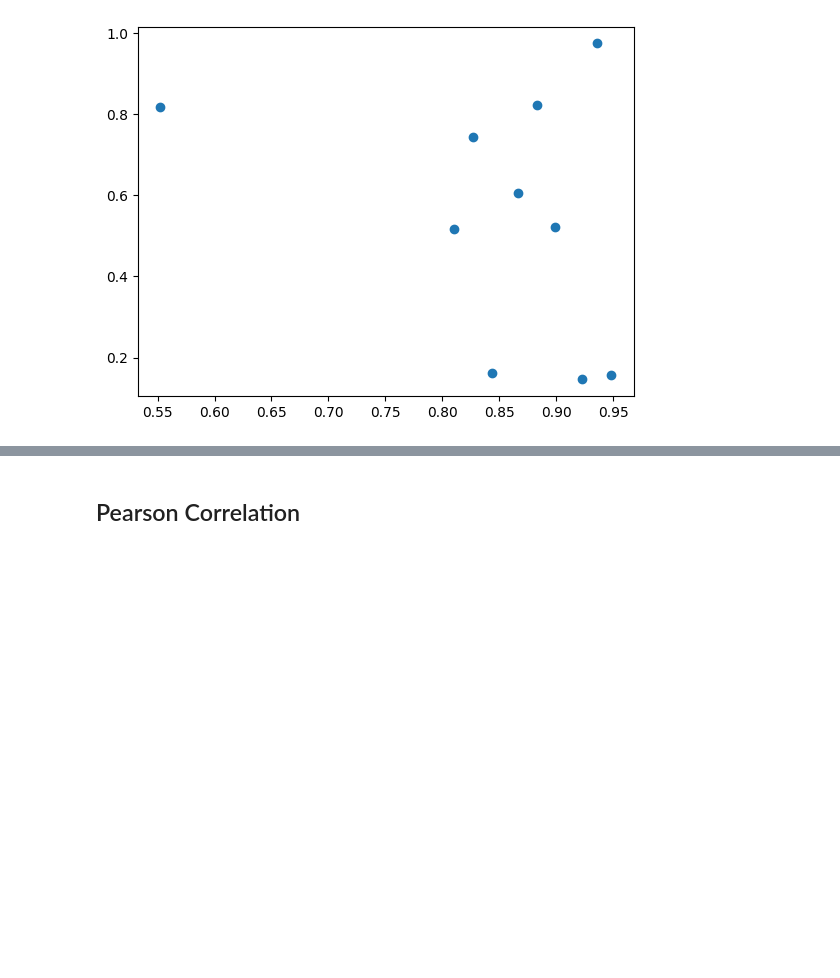
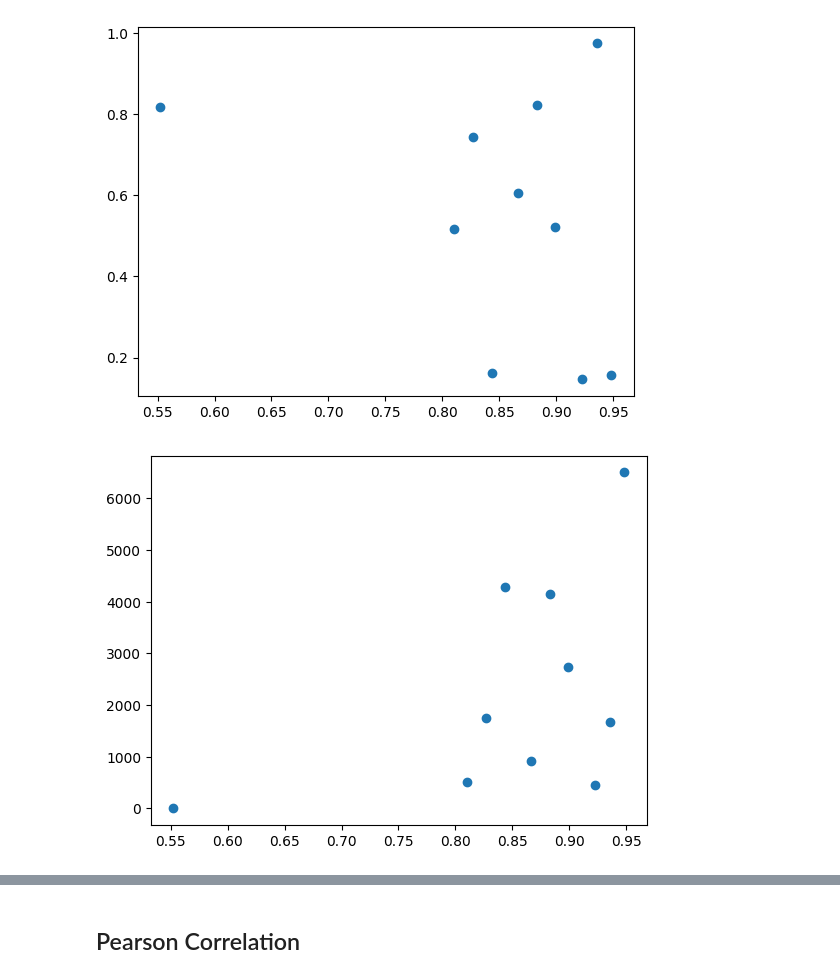
Before and after one commit to TajaKuzman/Crosslingual-Genre-Bias-Analysis, a Jupyter notebook: calculate_corelation_coefficient.ipynb, the cells around one changed output, grey strips where cells are left out. Drawn from its saved outputs; the diff is of its cells as text; code cells hidden in the pictures; blank space fills up the shorter version.

```diff
--- a/calculate_corelation_coefficient.ipynb
+++ b/calculate_corelation_coefficient.ipynb
@@ -20,10 +20,10 @@ sizes = {
 	"tr": 2736,
 	"sq": 918,
 	"is": 505,
-	"uk": 6.5,
+	"uk": 6500, #check number
 	"ca": 1752,
 	"mk": 449,
-	"hr": 3297,
+	"hr": 3297 + 14 + 843, #added Bosnian, Serbian (in that order),
 	"sl": 1669,}
 
 sizes_with_related = {
@@ -31,9 +31,10 @@ sizes_with_related = {
 	"el": 4285,
 	"tr": 2736,
 	"sq": 918,
-	"is": 505,
-	"uk": 6.5,
-	"ca": 1752,
+	"is": 505 + 7823 + 778, # probably Danish, Swedish, (Norwegian?)
+	"uk": 6500 + 23408, # add Russian
+	"ca": 1752 + 9374, # Spanish, maybe French
 	"mk": 449 + 5487, #added Bulgarian
-	"hr": 3297 + 14 + 843, #added Bosnian, Serbian (in that order)
-	"sl": 1669}
+	"hr": 3297 + 1669 + 14 + 843, #added Slovenian, Bosnian, Serbian (in that order)
+	"sl": 1669 + 3297 + 14 + 843 #added HR, Bosnian, Serbian (in that order)
+	}
@@ -40,3 +46,6 @@ sizes_with_related = {
+# %%
+sizes_list = list(sizes.values())
+sizes_related_list = list(sizes_with_related.values())
 # %%
 # Get an array of macro F1 values
 macro_F1 = [main_dict[x]["macro_f1"] for x in list(main_dict.keys())]
@@ -78,3 +87,10 @@ pyplot.scatter(macro_F1, overlap)
 pyplot.show()
 # %% [output]
 [figure]
+# %%
+# Show the values on a scatter plot
+# plot
+pyplot.scatter(macro_F1, sizes_list)
+pyplot.show()
+# %% [output]
+[figure, added]
```
Also changed, not shown: parts of 7 cells of this notebook, 1 other file.
